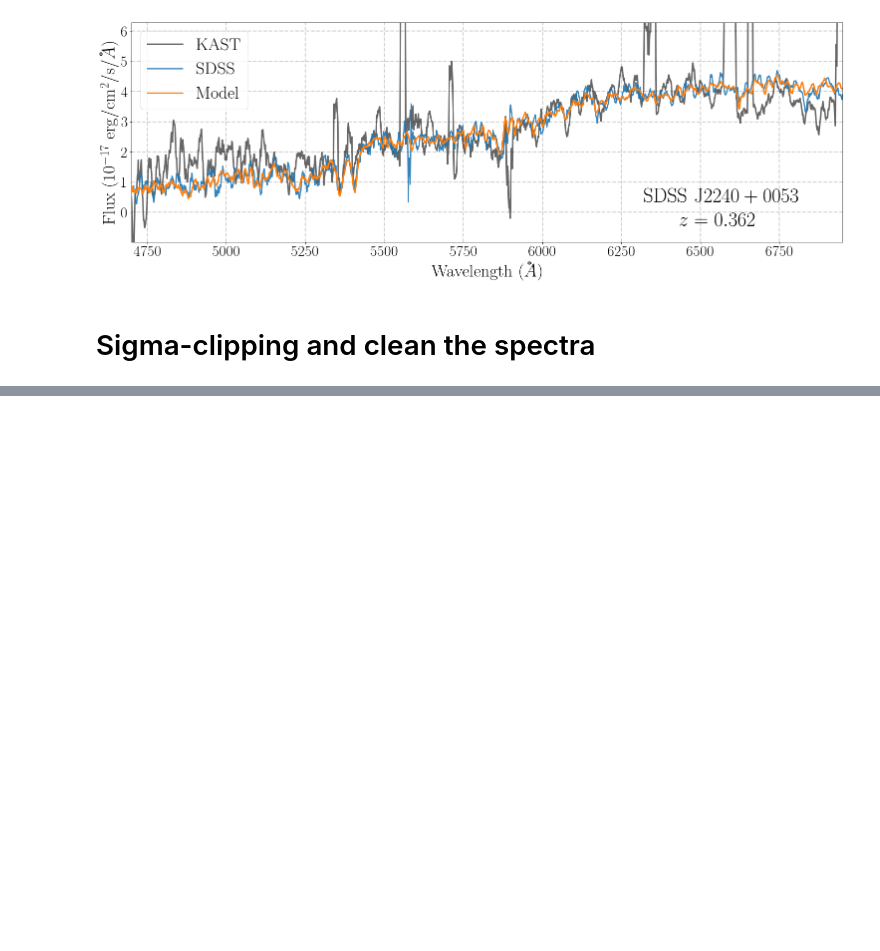
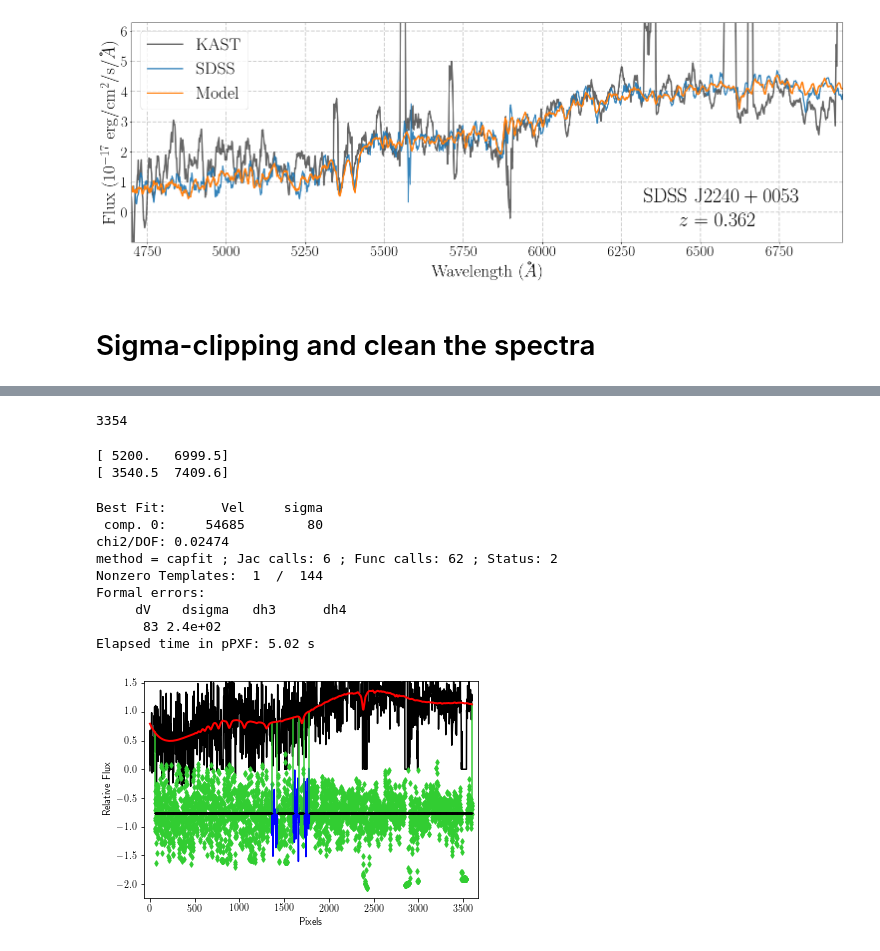
Before and after one commit to lwymarie/HSC_BCG_specz, a Jupyter notebook: analysis/kast_sdss_compare.ipynb, the cells around one changed output, grey strips where cells are left out. Cells and saved outputs as stored; diff of their text form; code cells hidden in the pictures; blank space fills up the shorter version.

```diff
--- a/analysis/kast_sdss_compare.ipynb
+++ b/analysis/kast_sdss_compare.ipynb
@@ -742,0 +824,76 @@ plt.plot(kast_4_wave_use[~kast_4_flux_clip.mask],
+# %%
+for jj, ssp_file in enumerate(vazdekis):
+    ssp_hdu = fits.open(ssp_file)
+    ssp_temp = ssp_hdu[0].data
+    ssp_temp = ndimage.gaussian_filter1d(ssp_temp, sigma_diff)
+    ssp_temp_rebin, ssp_wave_rebin, ssp_velscale = util.log_rebin(
+        wave_vazdekis_range, ssp_temp, velscale=(kast_3_velscale / velscale_ratio))
+    vazdekis_templates[:, jj] = (ssp_temp_rebin / np.nanmedian(ssp_temp_rebin))
+
+# The galaxy and the template spectra do not have the same starting wavelength.
+# For this reason an extra velocity shift DV has to be applied to the template
+# to fit the galaxy spectrum. We remove this artificial shift by using the
+# keyword VSYST in the call to PPXF below, so that all velocities are
+# measured with respect to DV. This assume the redshift is negligible.
+# In the case of a high-redshift galaxy one should de-redshift its
+# wavelength to the rest frame before using the line below (see above).
+#
+speed_of_light = 299792.458 # km/s
+
+if velscale_ratio > 1:
+    dv = (np.nanmean(wave_vazdekis_range[:velscale_ratio]) - kast_3_wave_rebin[0]) * speed_of_light
+else:
+    dv = (wave_vazdekis_range[0] - kast_3_wave_rebin[0]) * speed_of_light
+
+z_ini = 0.20  # Initial redshift estimate of the galaxy
+goodPixels = util.determine_goodpixels(kast_3_wave_rebin, wave_vazdekis_range, z_ini)
+print(len(goodPixels))
+# %% [output]
+3354
+# %%
+print(wave_kast_range)
+print(wave_vazdekis_range)
+# %% [output]
+[ 5200.   6999.5]
+[ 3540.5  7409.6]
+# %%
+# Here the actual fit starts. The best fit is plotted on the screen.
+# Gas emission lines are excluded from the pPXF fit using the GOODPIXELS keyword.
+#
+vel_ini = speed_of_light * np.log(1 + z_ini)   # eq.(8) of Cappellari (2017)
+sigma_ini = 180.0
+
+start = [vel_ini, sigma_ini]  # (km/s), starting guess for [V, sigma]
+bounds = [[(speed_of_light * np.log(1.0)),
+           (speed_of_light * np.log(2.0))],
+          [80.0, 400.0]]
+t = clock()
+
+pp = ppxf(vazdekis_templates,
+          kast_4_flux_rebin,
+          kast_4_noise_rebin,
+          kast_4_velscale,
+          start,
+          bounds=bounds,
+          goodpixels=goodPixels,
+          plot=True,
+          moments=2, mdegree=7, degree=1,
+          vsyst=dv,
+          velscale_ratio=velscale_ratio)
+
+print("Formal errors:")
+print("     dV    dsigma   dh3      dh4")
+print("".join("%8.2g" % f for f in pp.error*np.sqrt(pp.chi2)))
+
+print('Elapsed time in pPXF: %.2f s' % (clock() - t))
+# %% [output]
+Best Fit:       Vel     sigma
+ comp. 0:     54685        80
+chi2/DOF: 0.02474
+method = capfit ; Jac calls: 6 ; Func calls: 62 ; Status: 2
+Nonzero Templates:  1  /  144
+Formal errors:
+     dV    dsigma   dh3      dh4
+      83 2.4e+02
+Elapsed time in pPXF: 5.02 s
+[figure, added]
```
Also changed, not shown: parts of 16 cells of this notebook.
